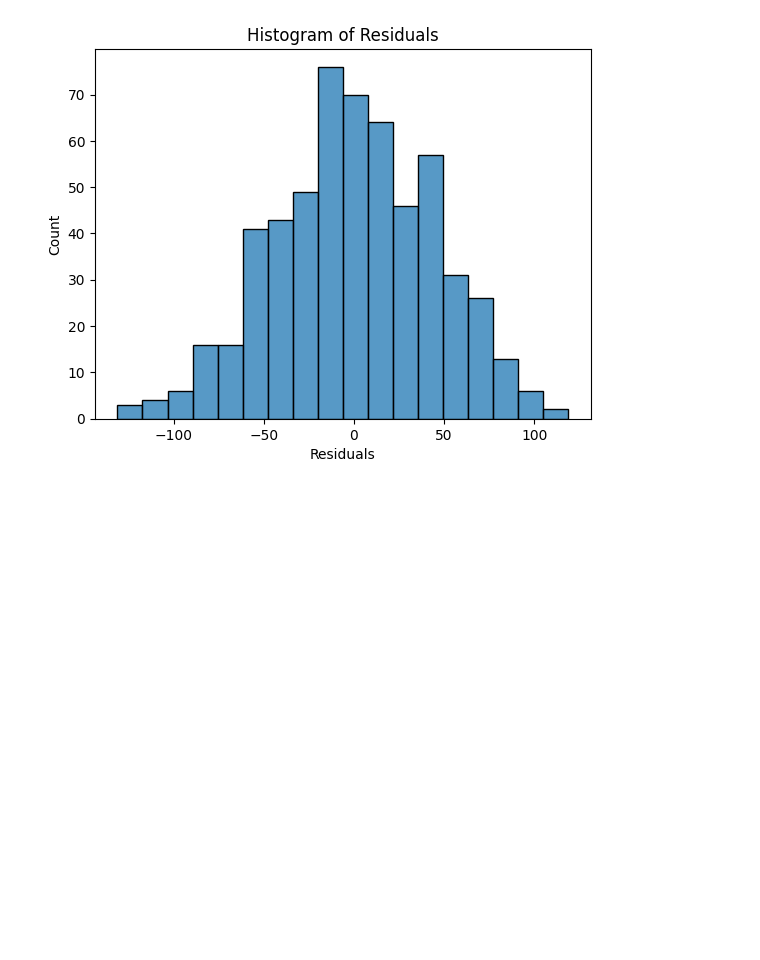
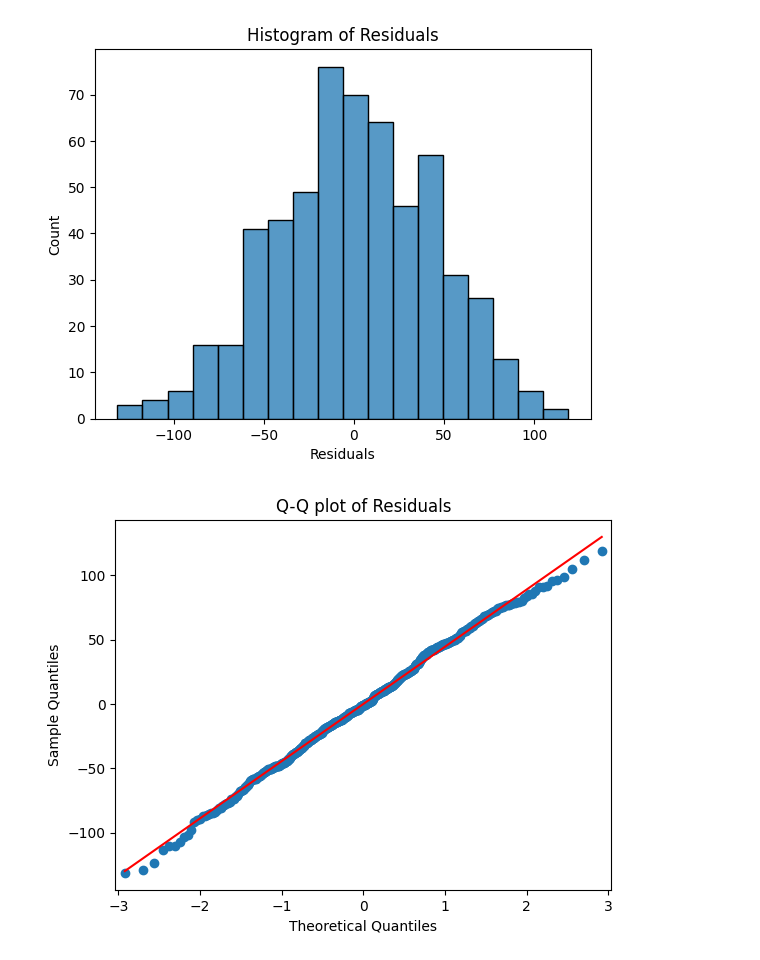
Before and after one commit to PrincelyKitilya/Linear-Regression-assumptions-tests, a Jupyter notebook: marketing sales analysis/marketing_analysis.ipynb, the cells around one changed output. Saved outputs shown, nothing was run; the diff lists cells and outputs as text; code cells hidden in the pictures; blank space fills up the shorter version.

```diff
--- a/marketing sales analysis/marketing_analysis.ipynb
+++ b/marketing sales analysis/marketing_analysis.ipynb
@@ -189,4 +189,9 @@ plt.show()
 # %%
 # I am not too sure if it is totally a normal distribution i want to use a Quantile- Quantile plot
 
 #plotting the quantile plot
+sm.qqplot(residuals, line='s')
+plt.title("Q-Q plot of Residuals")
+plt.show()
+# %% [output]
+[figure, added]
```
Also changed, not shown: parts of 4 cells of this notebook.
